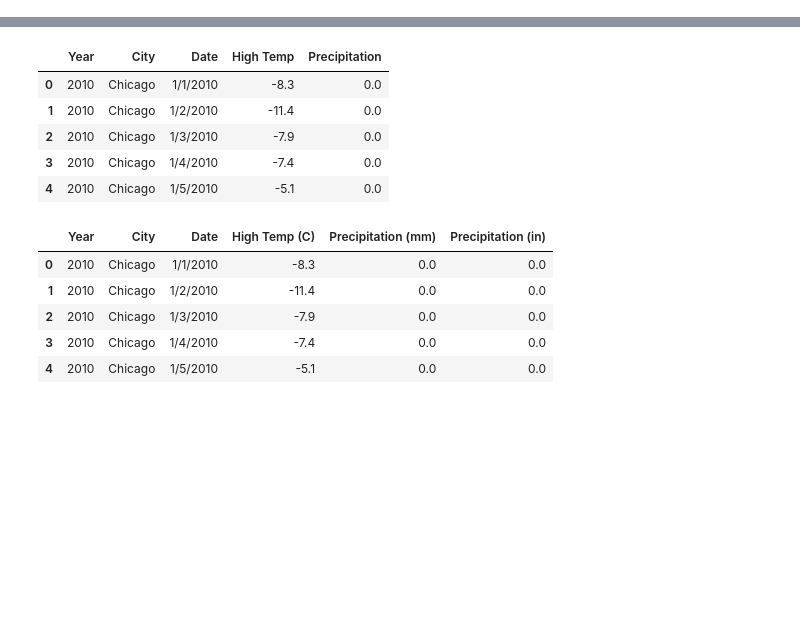
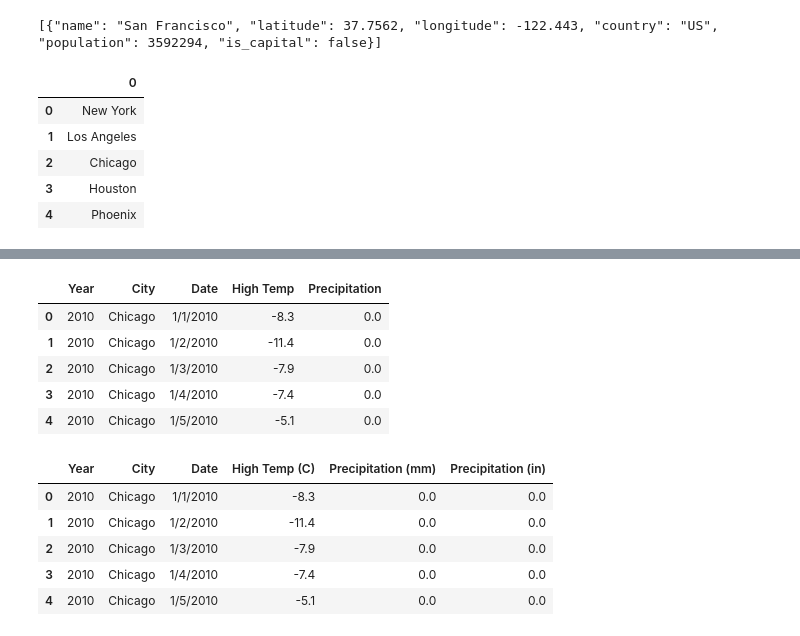
Before and after one commit to jsnow07grad/project-1, a Jupyter notebook: climate_study.ipynb, the cells around one changed output, grey strips where cells are left out. Cells and saved outputs as stored; diff of their text form; code cells hidden in the pictures; blank space fills up the shorter version.

```diff
--- a/climate_study.ipynb
+++ b/climate_study.ipynb
@@ -0,0 +26,23 @@
+# %%
+import requests
+
+name = 'San Francisco'
+api_url = 'https://api.api-ninjas.com/v1/city?name={}'.format(name)
+response = requests.get(api_url, headers={'X-Api-Key': api_key_city})
+if response.status_code == requests.codes.ok:
+    print(response.text)
+else:
+    print("Error:", response.status_code, response.text)
+# %% [output]
+[{"name": "San Francisco", "latitude": 37.7562, "longitude": -122.443, "country": "US", "population": 3592294, "is_capital": false}]
+# %%
+cities = ["New York", "Los Angeles", "Chicago", "Houston", "Phoenix"]
+citydata = pd.DataFrame(cities)
+citydata
+# %% [output]
+|  | 0 |
+| 0 | New York |
+| 1 | Los Angeles |
+| 2 | Chicago |
+| 3 | Houston |
+| 4 | Phoenix |
```
Also changed, not shown: parts of 9 cells of this notebook, 1 other file.
